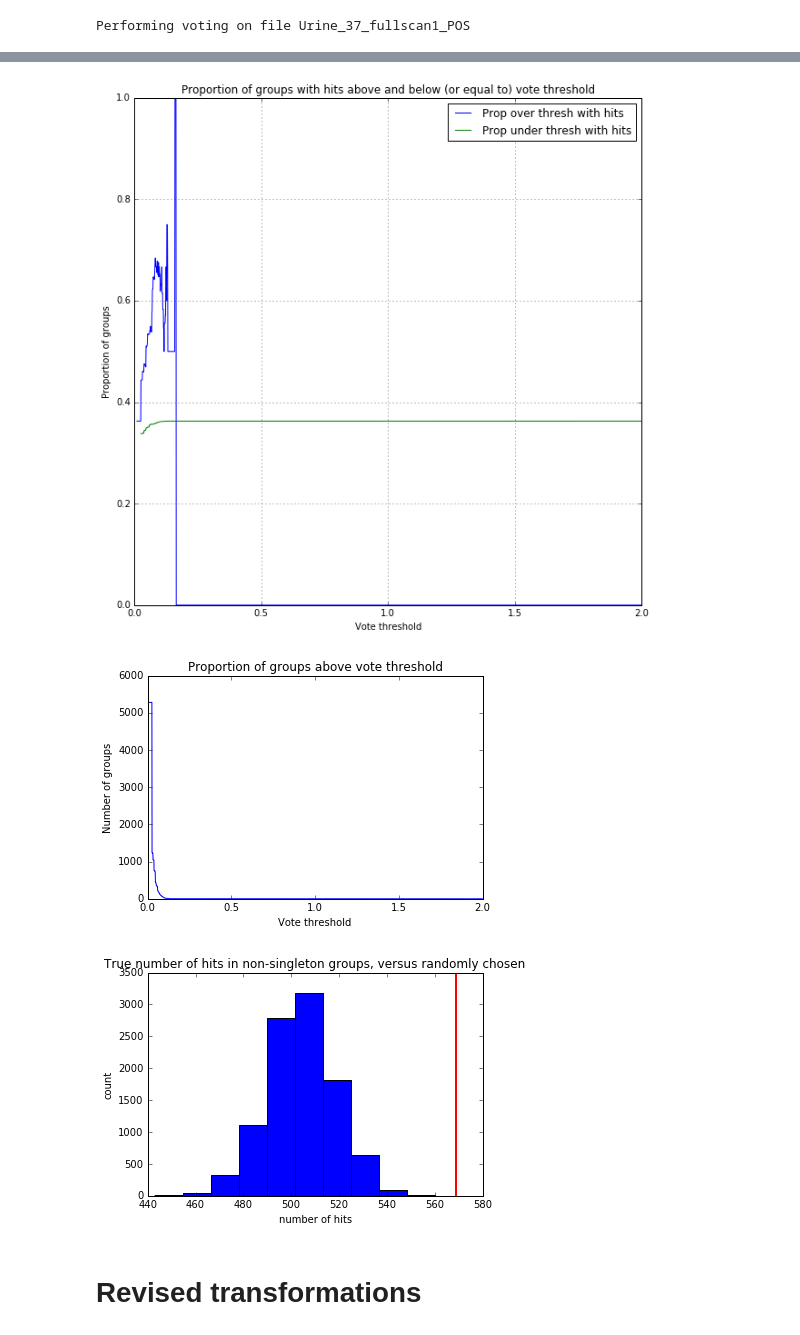
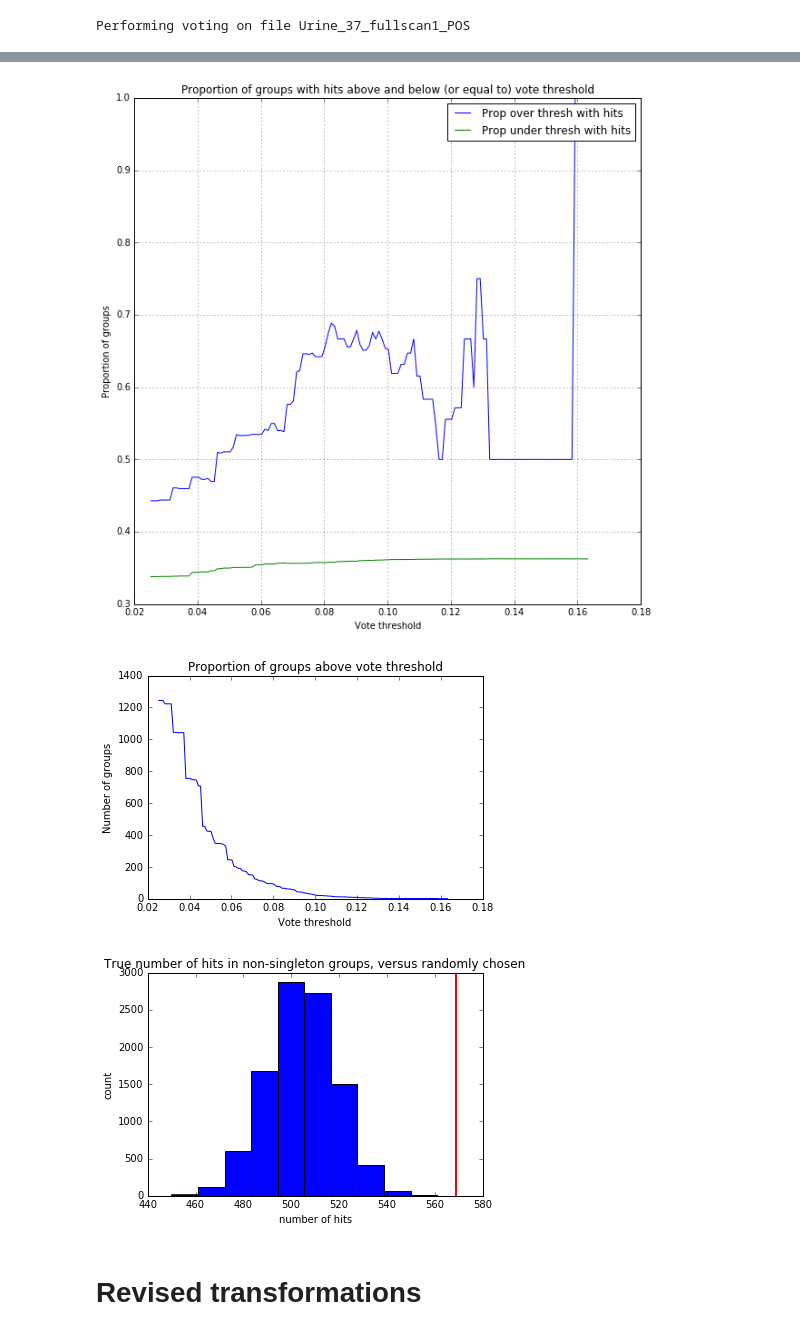
Before and after one commit to sdrogers/ms1fun, a Jupyter notebook: notebooks/reverse_script.ipynb, the cells around one changed output, grey strips where cells are left out. Saved outputs shown, nothing was run; the diff lists cells and outputs as text; code cells hidden in the pictures.

Commit message:
change of votes

```diff
--- a/notebooks/reverse_script.ipynb
+++ b/notebooks/reverse_script.ipynb
@@ -257,18 +257,19 @@ Performing voting on file Urine_37_fullscan1_POS
 # %%
 import helper_functions
 urine = urinefiles[0][1]
 print urine
+v = [g.vote for g in groups[urine]]
 helper_functions.hmdb_analysis(groups[urine],
                                filename=urine,
                                mtol=10,mode='pos',
-                               v_thresh = np.arange(0.01,2.0,0.001))
+                               v_thresh = np.arange(min(v),max(v),0.001))
 # %% [output]
 Urine_37_fullscan1_POS
 Number of raw hits (i.e. comparing all peaks): 2806 (36% of peaks)
 Number of group hits (i.e. hits on group Ms): 1915 (36% of groups)
-[figure, old version]
+[figure, new version]
-[figure, old version]
+[figure, new version]
-[figure, old version]
+[figure, new version]
 # %% [markdown]
 Revised transformations
 ==
```
Also changed, not shown: parts of 1 cell of this notebook, 3 other files.
